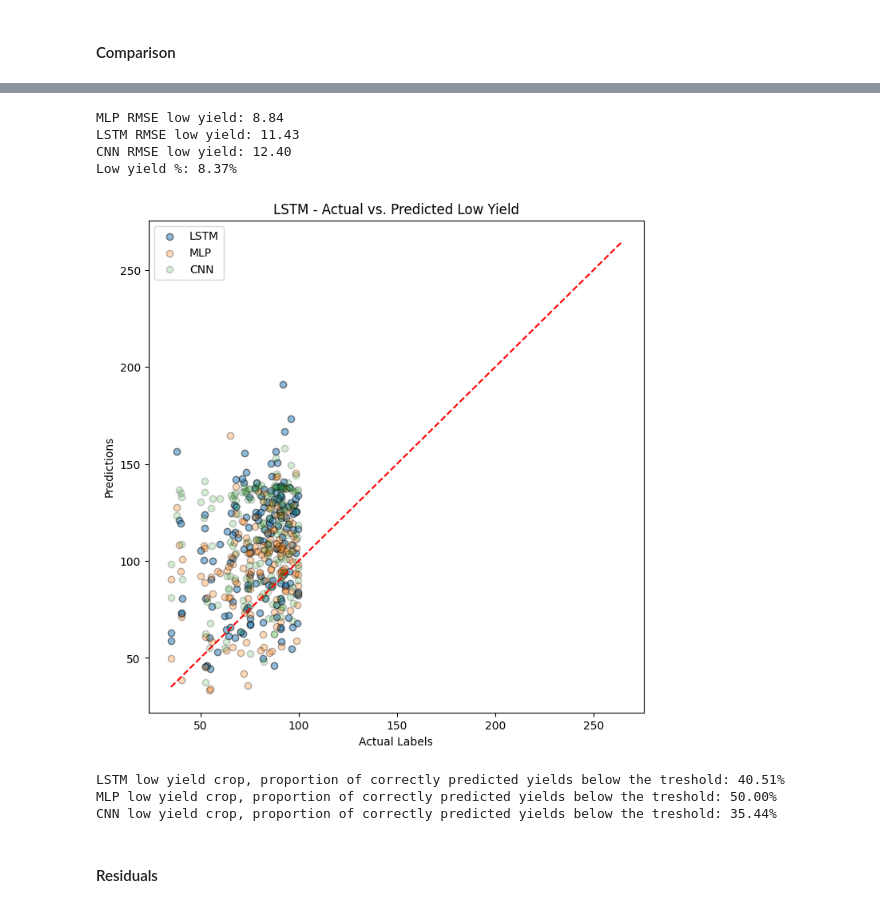
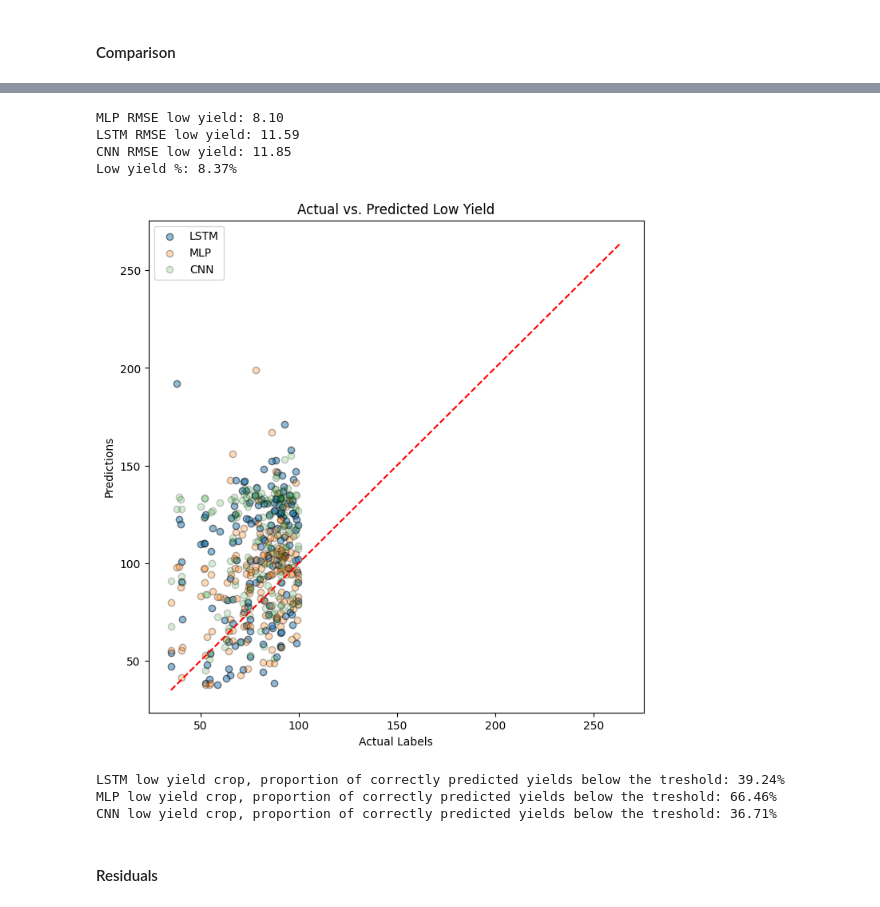
Before and after one commit to tskorkowski/crop_yield_prediction_CAS, a Jupyter notebook: 1_Code_Base/notebooks/training.ipynb, the cells around one changed output, grey strips where cells are left out. Saved outputs shown, nothing was run; the diff lists cells and outputs as text; code cells hidden in the pictures.

```diff
--- a/1_Code_Base/notebooks/training.ipynb
+++ b/1_Code_Base/notebooks/training.ipynb
@@ -303,8 +303,8 @@ config_data = {
     "batch_size": 32,
 }
 
-dataset_path = rf"{PROJECT_ROOT}\2_Data\test_data\dataset_nan_map_True_norm_True_{config_data['num_buckets']}_buckets_{config_data['num_bands']}_bands_60_dataset.npy"
-labels_path = rf"{PROJECT_ROOT}\2_Data\test_data\dataset_nan_map_True_norm_True_{config_data['num_buckets']}_buckets_{config_data['num_bands']}_bands_60_labels.npy"
+dataset_path = rf"{PROJECT_ROOT}\2_Data\dataset_nan_map_True_norm_True_{config_data['num_buckets']}_buckets_{config_data['num_bands']}_bands_60_dataset.npy"
+labels_path = rf"{PROJECT_ROOT}\2_Data\dataset_nan_map_True_norm_True_{config_data['num_buckets']}_buckets_{config_data['num_bands']}_bands_60_labels.npy"
 # %%
 
 cnn_dataset, labels = cnn_data_preparation(dataset_path, labels_path, **config_data)
@@ -484,35 +485,35 @@ print(f"LSTM RMSE low yield: {np.sqrt(lstm_mse_low):.2f}")
 print(f"CNN RMSE low yield: {np.sqrt(cnn_mse_low):.2f}")
 print(f"Low yield %: {float(np.sum(low_yeild_mask)/len(low_yeild_mask)):.2%}")
 # %% [output]
-MLP RMSE low yield: 8.84
-LSTM RMSE low yield: 11.43
-CNN RMSE low yield: 12.40
+MLP RMSE low yield: 8.10
+LSTM RMSE low yield: 11.59
+CNN RMSE low yield: 11.85
 Low yield %: 8.37%
 # %%
 # Plot low yield actual vs. predicted
 plt.figure(figsize=(8, 8))
 plt.scatter(low_yield_labels, lstm_low_predictions, alpha=0.5, edgecolors='k', label="LSTM")
 plt.scatter(low_yield_labels, mlp_low_predictions, alpha=0.3, edgecolors='k', label="MLP")
 plt.scatter(low_yield_labels, cnn_low_predictions, alpha=0.2, edgecolors='k', label="CNN")
 plt.xlabel('Actual Labels')
 plt.ylabel('Predictions')
-plt.title('LSTM - Actual vs. Predicted Low Yield')
+plt.title('Actual vs. Predicted Low Yield')
 plt.plot([min(actual_labels), max(actual_labels)], [min(actual_labels), max(actual_labels)], 'r--')  # Line y=x for reference
 plt.legend()
 plt.show()
 
 low_yield_lstm_low_crop = sum(lstm_low_predictions < low_yield_treshold) / len(lstm_low_predictions)
 low_yield_mlp_low_crop = sum(mlp_low_predictions < low_yield_treshold) / len(mlp_low_predictions)
 low_yield_cnn_low_crop = sum(cnn_low_predictions < low_yield_treshold) / len(cnn_low_predictions)
 
 print(f"LSTM low yield crop, proportion of correctly predicted yields below the treshold: {low_yield_lstm_low_crop:.2%}")
 print(f"MLP low yield crop, proportion of correctly predicted yields below the treshold: {low_yield_mlp_low_crop:.2%}")
 print(f"CNN low yield crop, proportion of correctly predicted yields below the treshold: {low_yield_cnn_low_crop:.2%}")
 # %% [output]
-[figure, old version]
+[figure, new version]
-LSTM low yield crop, proportion of correctly predicted yields below the treshold: 40.51%
-MLP low yield crop, proportion of correctly predicted yields below the treshold: 50.00%
-CNN low yield crop, proportion of correctly predicted yields below the treshold: 35.44%
+LSTM low yield crop, proportion of correctly predicted yields below the treshold: 39.24%
+MLP low yield crop, proportion of correctly predicted yields below the treshold: 66.46%
+CNN low yield crop, proportion of correctly predicted yields below the treshold: 36.71%
 # %% [markdown]
 #### Residuals
 # %%
```
Also changed, not shown: parts of 12 cells of this notebook, 5 other files.
